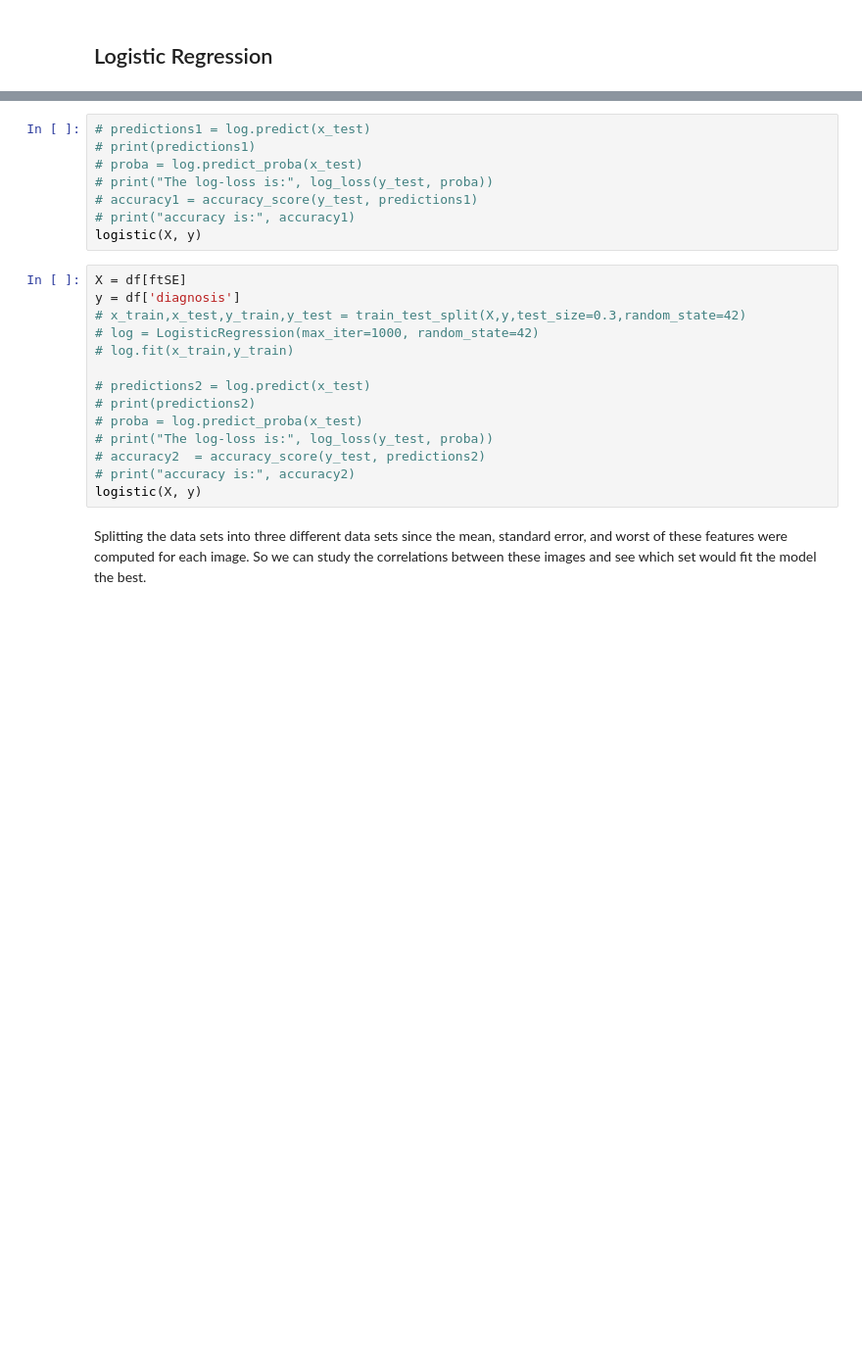
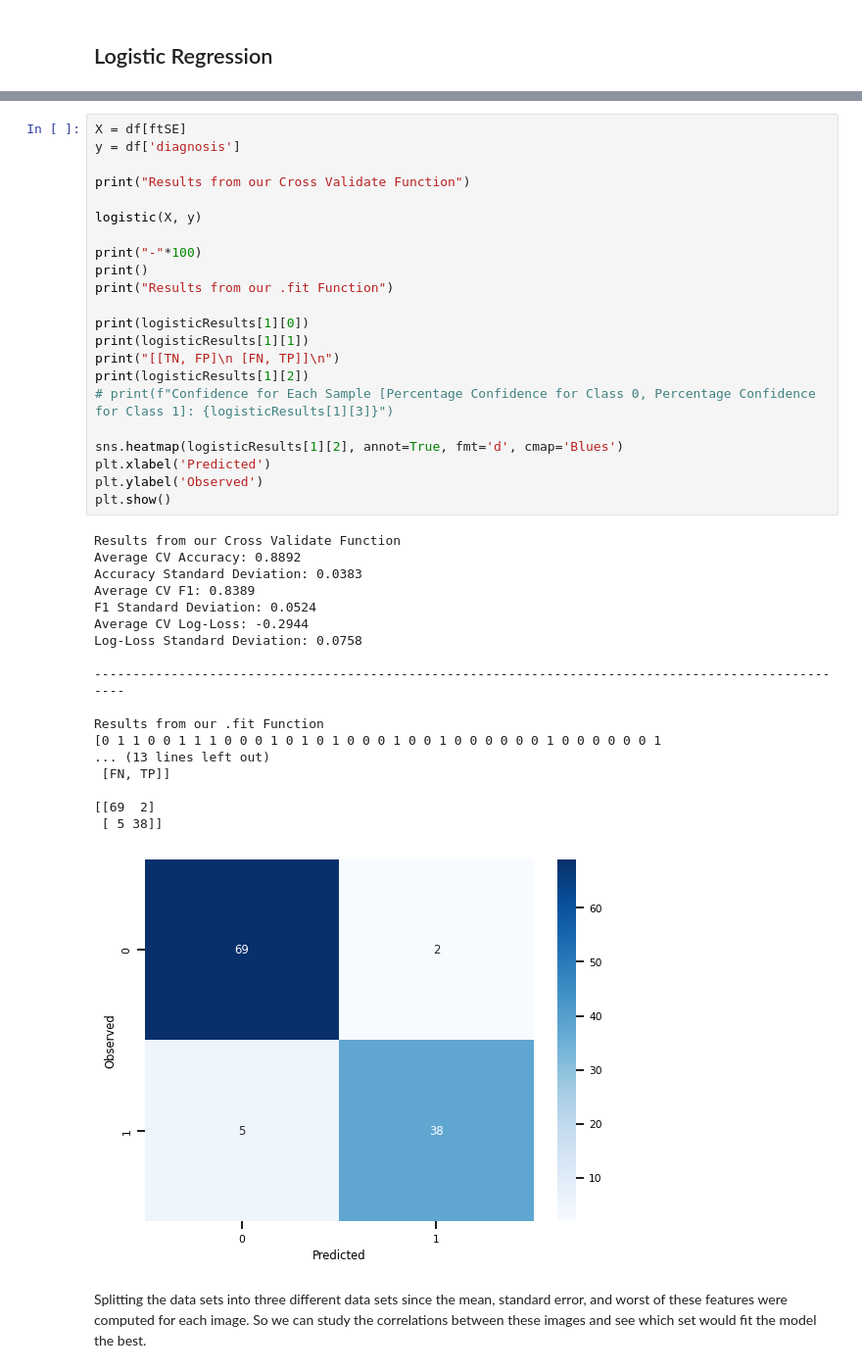
Before and after one commit to iggyw1g/Breast-Cancer-Classification-Project, a Jupyter notebook: finalproject.ipynb, the cells around one changed output, grey strips where cells are left out. Shown at 98% size. Drawn from its saved outputs; the diff is of its cells as text; blank space fills up the shorter version.

```diff
--- a/finalproject.ipynb
+++ b/finalproject.ipynb
@@ -222,25 +409,44 @@ y = df['diagnosis']
-# %%
-# predictions1 = log.predict(x_test)
-# print(predictions1)
-# proba = log.predict_proba(x_test)
-# print("The log-loss is:", log_loss(y_test, proba))
-# accuracy1 = accuracy_score(y_test, predictions1)
-# print("accuracy is:", accuracy1)
-logistic(X, y)
 # %%
 X = df[ftSE]
 y = df['diagnosis']
-# x_train,x_test,y_train,y_test = train_test_split(X,y,test_size=0.3,random_state=42)
-# log = LogisticRegression(max_iter=1000, random_state=42)
-# log.fit(x_train,y_train)
 
-# predictions2 = log.predict(x_test)
-# print(predictions2)
-# proba = log.predict_proba(x_test)
-# print("The log-loss is:", log_loss(y_test, proba))
-# accuracy2  = accuracy_score(y_test, predictions2)
-# print("accuracy is:", accuracy2)
+print("Results from our Cross Validate Function")
+
 logistic(X, y)
+
+print("-"*100)
+print()
+print("Results from our .fit Function")
+
+print(logisticResults[1][0])
+print(logisticResults[1][1])
+print("[[TN, FP]\n [FN, TP]]\n")
+print(logisticResults[1][2])
+# print(f"Confidence for Each Sample [Percentage Confidence for Class 0, Percentage Confidence for Class 1]: {logisticResults[1][3]}")
+
+sns.heatmap(logisticResults[1][2], annot=True, fmt='d', cmap='Blues')
+plt.xlabel('Predicted')
+plt.ylabel('Observed')
+plt.show()
+# %% [output]
+Results from our Cross Validate Function
+Average CV Accuracy: 0.8892
+Accuracy Standard Deviation: 0.0383
+Average CV F1: 0.8389
+F1 Standard Deviation: 0.0524
+Average CV Log-Loss: -0.2944
+Log-Loss Standard Deviation: 0.0758
+
+----------------------------------------------------------------------------------------------------
+
+Results from our .fit Function
+[0 1 1 0 0 1 1 1 0 0 0 1 0 1 0 1 0 0 0 1 0 0 1 0 0 0 0 0 0 1 0 0 0 0 0 0 1
+... (13 lines left out)
+ [FN, TP]]
+
+[[69  2]
+ [ 5 38]]
+[figure, added]
 # %% [markdown]
 Splitting the data sets into three different data sets since the mean, standard error, and worst of these features were computed for each image. So we can study the correlations between these images and see which set would fit the model the best.
 # %% [markdown]
```
Also changed, not shown: parts of 56 cells of this notebook.
